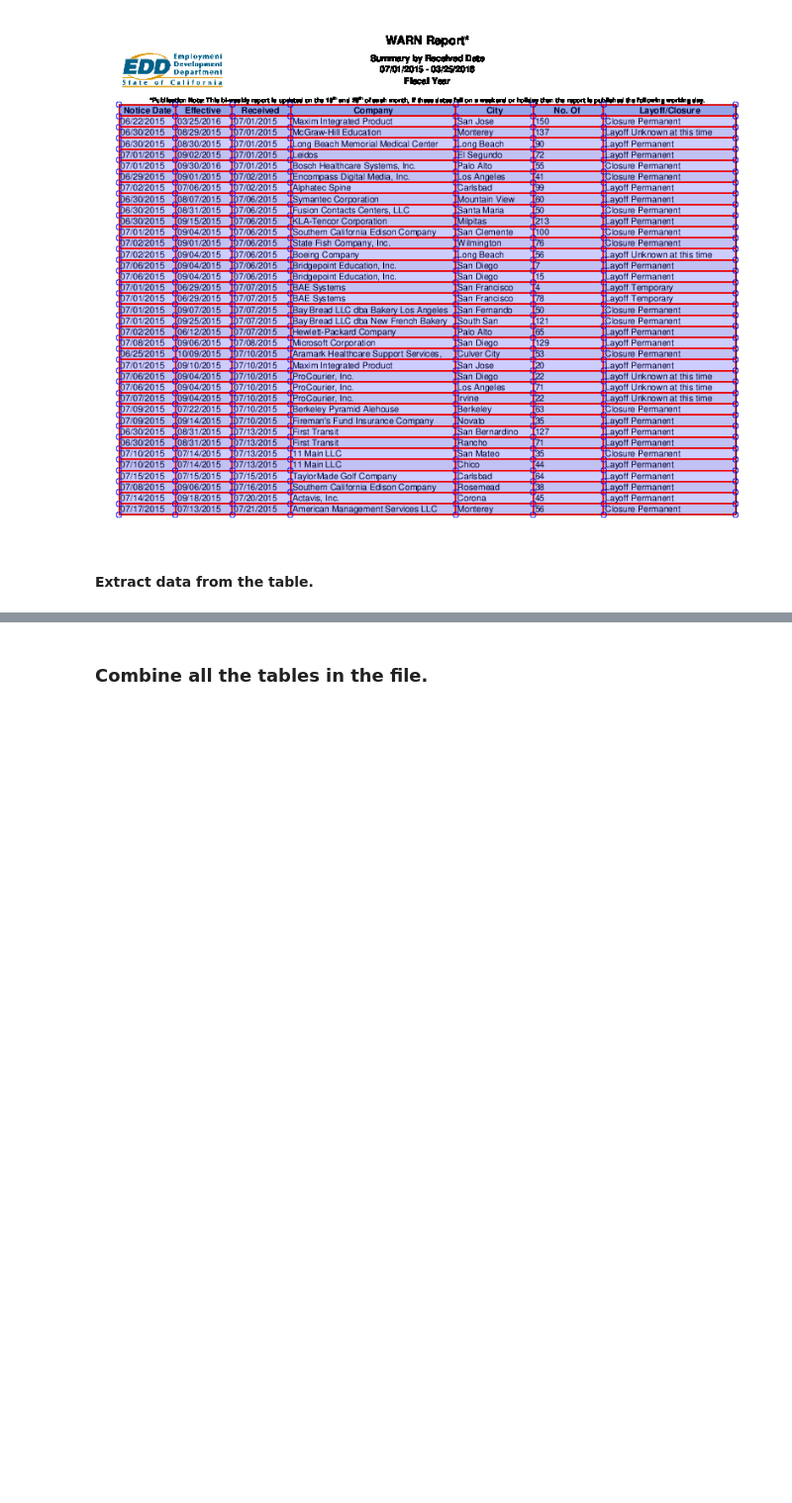
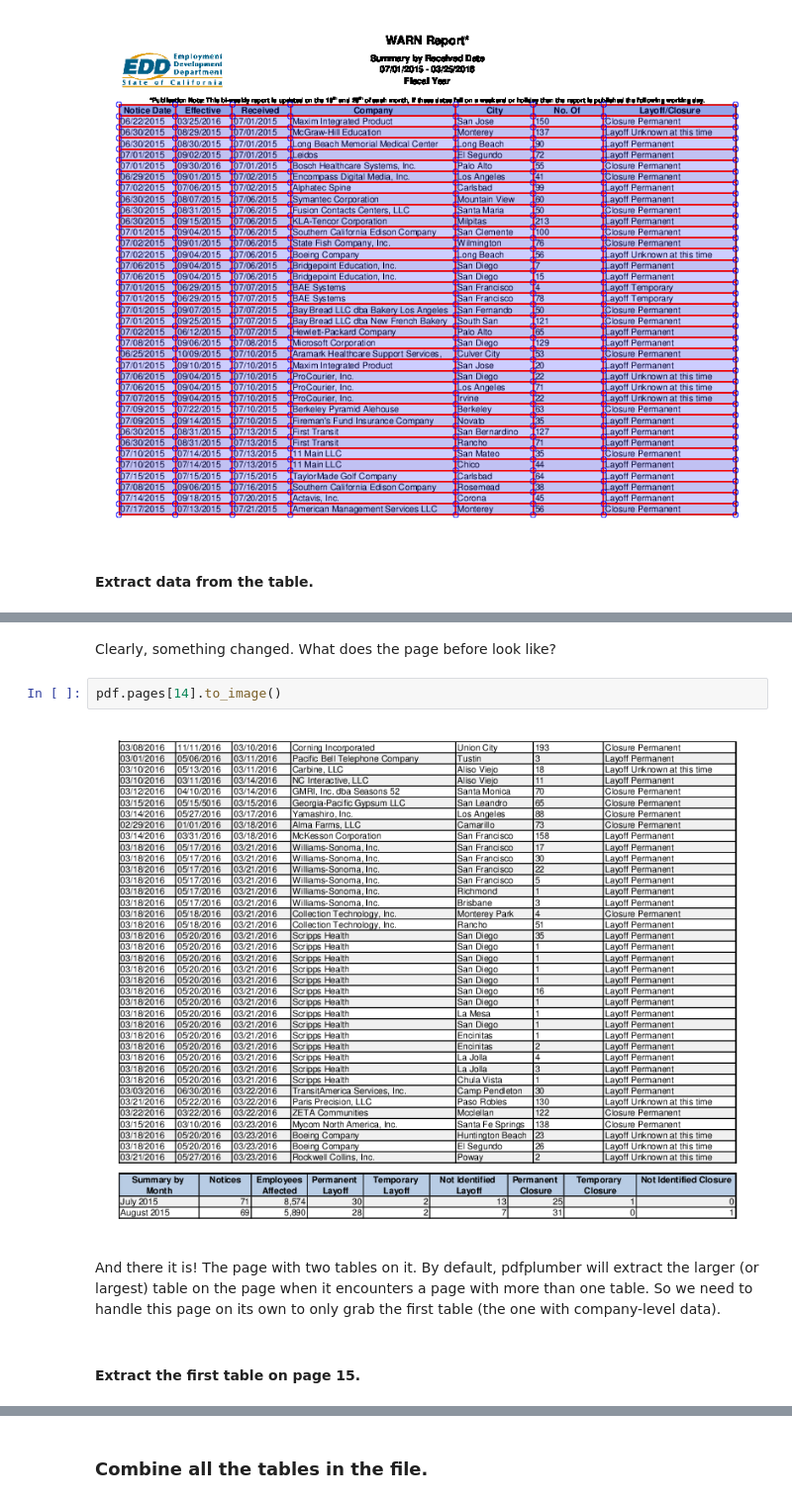
Before and after one commit to JoeYerardi/data-plus-narrative-2019-advanced-data-from-documents, a Jupyter notebook: pdf-conversion-with-python.ipynb, the cells around one changed output, grey strips where cells are left out. Shown at 99% size. Saved outputs shown, nothing was run; the diff lists cells and outputs as text; blank space fills up the shorter version.

```diff
--- a/pdf-conversion-with-python.ipynb
+++ b/pdf-conversion-with-python.ipynb
@@ -222,0 +300,10 @@ table[:3]
+# %% [markdown]
+Clearly, something changed. What does the page before look like?
+# %%
+pdf.pages[14].to_image()
+# %% [output]
+[figure, added]
+# %% [markdown]
+And there it is! The page with two tables on it. By default, pdfplumber will extract the larger (or largest) table on the page when it encounters a page with more than one table. So we need to handle this page on its own to only grab the first table (the one with company-level data).
+# %% [markdown]
+#### Extract the first table on page 15.
```
Also changed, not shown: parts of 54 cells of this notebook.
